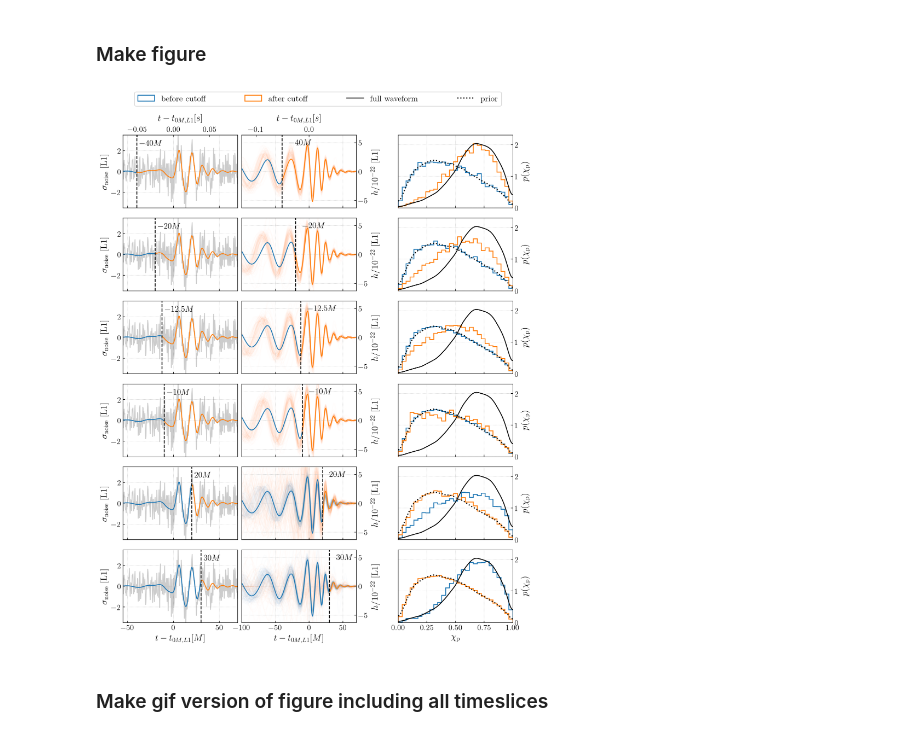
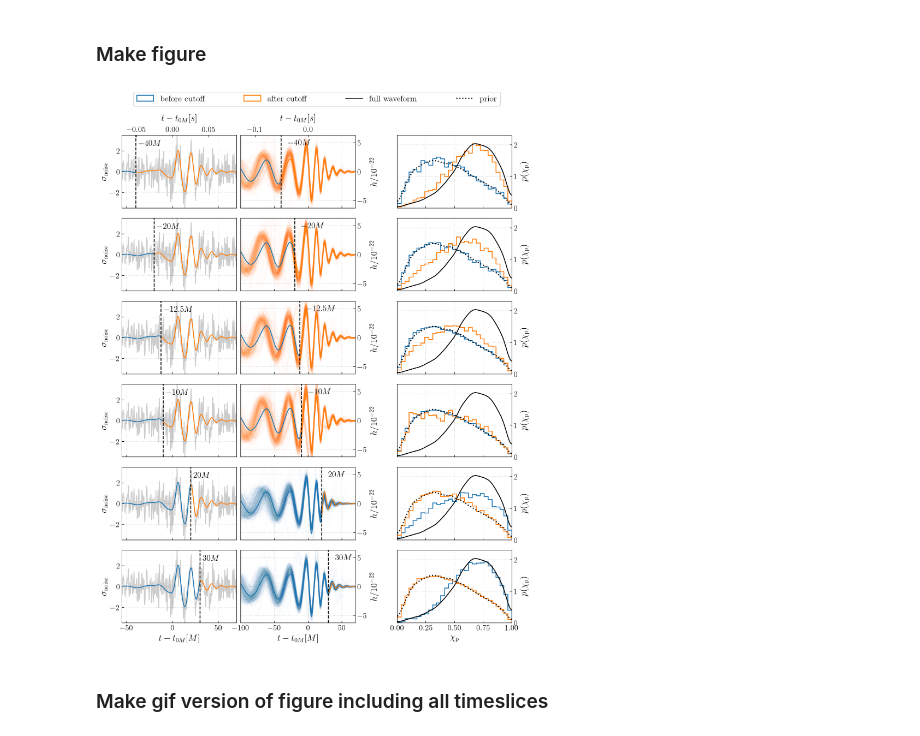
Before and after one commit to simonajmiller/gw190521-timedomain-release, a Jupyter notebook: figures/figure_01.ipynb, the cells around one changed output. Drawn from its saved outputs; the diff is of its cells as text; code cells hidden in the pictures.

Commit message:
updates to fig1: get rid of 'L1' in labels; for reconstructions make traces either blue or orange not both

```diff
--- a/figures/figure_01.ipynb
+++ b/figures/figure_01.ipynb
@@ -125,7 +125,7 @@ for j,tc in enumerate(tc_floats):
     if j==0:
         top_ax = axes[j][0].twiny()
         top_ax.plot(L1_times_M*dt_1M, L1_LVC_strain_wh, color='k', alpha=0.2)
-        top_ax.set_xlabel(r'$t-t_{0M, L1} [s] $', fontsize=16, labelpad=10)
+        top_ax.set_xlabel(r'$t-t_{0M} [s] $', fontsize=16, labelpad=10)
         top_ax.set_xlim(x_lims_left[0]*dt_1M, x_lims_left[1]*dt_1M)
         top_ax.grid(visible=False)
         top_ax.set_zorder(axes[j][0].get_zorder()-1) # make this under what will be plotted after
@@ -143,8 +143,8 @@ for j,tc in enumerate(tc_floats):
     if j!=n_to_plot-1:
         axes[j][0].set_xticklabels([])
     else:
-        axes[j][0].set_xlabel(r'$t-t_{0M, L1} [M]$', fontsize=16)
-    axes[j][0].set_ylabel(r'$\sigma_\mathrm{noise}$ [L1]', fontsize=16)
+        axes[j][0].set_xlabel(r'$t-t_{0M} [M]$', fontsize=16)
+    axes[j][0].set_ylabel(r'$\sigma_\mathrm{noise}$', fontsize=16)
     axes[j][0].grid(color='silver', ls=':', alpha=0.7)
     axes[j][0].set_xlim(*x_lims_left)
     axes[j][0].set_ylim(-3.5, 3.5)
@@ -155,7 +155,7 @@ for j,tc in enumerate(tc_floats):
     if j==0:
         top_ax = axes[j][1].twiny()
         top_ax.plot(L1_maxP_times_M[L1_maxP_times_M<tc]*dt_1M, L1_maxP_strain[L1_maxP_times_M<tc]/(1e-22), color='C0')
-        top_ax.set_xlabel(r'$t-t_{0M, L1} [s] $', fontsize=16, labelpad=10)
+        top_ax.set_xlabel(r'$t-t_{0M} [s] $', fontsize=16, labelpad=10)
         top_ax.set_xlim(x_lims_center[0]*dt_1M, x_lims_center[1]*dt_1M)
         top_ax.grid(visible=False)
     else:
@@ -166,22 +166,21 @@ for j,tc in enumerate(tc_floats):
     if j!=n_to_plot-1:
         axes[j][1].set_xticklabels([])
     else:
-        axes[j][1].set_xlabel(r'$t-t_{0M, L1} [M]$', fontsize=16)
+        axes[j][1].set_xlabel(r'$t-t_{0M} [M]$', fontsize=16)
 
-    # Plot reconstructions from after cutoff
-    reconstructions = np.asarray(reconstruction_dict[f'rd {tc_str}']['h'])
-    idxs_to_plot = np.random.choice(reconstructions.shape[0], size=100)
-    axes[j][1].plot(reconstruction_times_M, np.transpose(reconstructions[idxs_to_plot,:])/(1e-22),
-                    color='C1', alpha=0.01, zorder=0)
-
-    # and before cutoff if desired
+    # Plot reconstructions before/after the cutoff
     if tc>0:
         reconstructions = np.asarray(reconstruction_dict[f'insp {tc_str}']['h'])
-        idxs_to_plot = np.random.choice(reconstructions.shape[0], size=100)
+        idxs_to_plot = np.random.choice(reconstructions.shape[0], size=500)
         axes[j][1].plot(reconstruction_times_M, np.transpose(reconstructions[idxs_to_plot,:])/(1e-22),
                         color='C0', alpha=0.01, zorder=0)
+    else:
+        reconstructions = np.asarray(reconstruction_dict[f'rd {tc_str}']['h'])
+        idxs_to_plot = np.random.choice(reconstructions.shape[0], size=500)
+        axes[j][1].plot(reconstruction_times_M, np.transpose(reconstructions[idxs_to_plot,:])/(1e-22),
+                        color='C1', alpha=0.01, zorder=0)
 
-    axes[j][1].set_ylabel(r'$h/10^{-22}$ [L1]', fontsize=16)
+    axes[j][1].set_ylabel(r'$h/10^{-22}$', fontsize=16)
     axes[j][1].grid(color='silver', ls=':', alpha=0.7)
     axes[j][1].set_xlim(*x_lims_center)
     axes[j][1].set_ylim(-6.3, 6.3)
@@ -214,34 +213,34 @@ for j,tc in enumerate(tc_floats):
     axes[j][2].hist(chip_insp, histtype='step', bins=np.linspace(0,1,30), lw=1.5,
                     color='C0', label='before cutoff', density=True)
     axes[j][2].hist(chip_rd, histtype='step', bins=np.linspace(0,1,30), lw=1.5, color='C1',
                     label='after cutoff', density=True)
 
     axes[j][2].plot(chip_grid, chip_full_kde_on_grid, color='k', label='full waveform')
     axes[j][2].plot(chip_grid, chip_prior_kde_on_grid, color='k', ls=':', lw=2, label='prior')
 
     axes[j][2].yaxis.set_label_position("right")
     axes[j][2].set_ylabel(r'$p(\chi_\mathrm{p})$', fontsize=16)
     axes[j][2].yaxis.tick_right()
     if j!=n_to_plot-1:
         axes[j][2].set_xticklabels([])
     else:
         axes[j][2].set_xlabel(r'$\chi_\mathrm{p}$', fontsize=16)
     axes[j][2].set_xlim(0,1)
     axes[j][2].set_ylim(0,2.3)
     axes[j][2].grid(color='silver', ls=':', alpha=0.7)
 
 for ax in axes:
     for a in ax:
         x0, y0, x1, y1 = a.get_position().bounds
         a.set_position([x0, y0, x1, y1+0.035/n_to_plot])
 
 axes[0][2].legend(bbox_to_anchor=(-2.3, 1.4, 3.2, .102), loc='lower left',
                       ncols=4, mode="expand", borderaxespad=0., frameon=True, fontsize=15)
 
 plt.savefig('figure_01.pdf', bbox_inches='tight')
 plt.show()
 # %% [output]
-[figure, old version]
+[figure, new version]
 # %% [markdown]
 ### Make gif version of figure including all timeslices
 # %%
```
Also changed, not shown: parts of 5 cells of this notebook, 2 other files.
